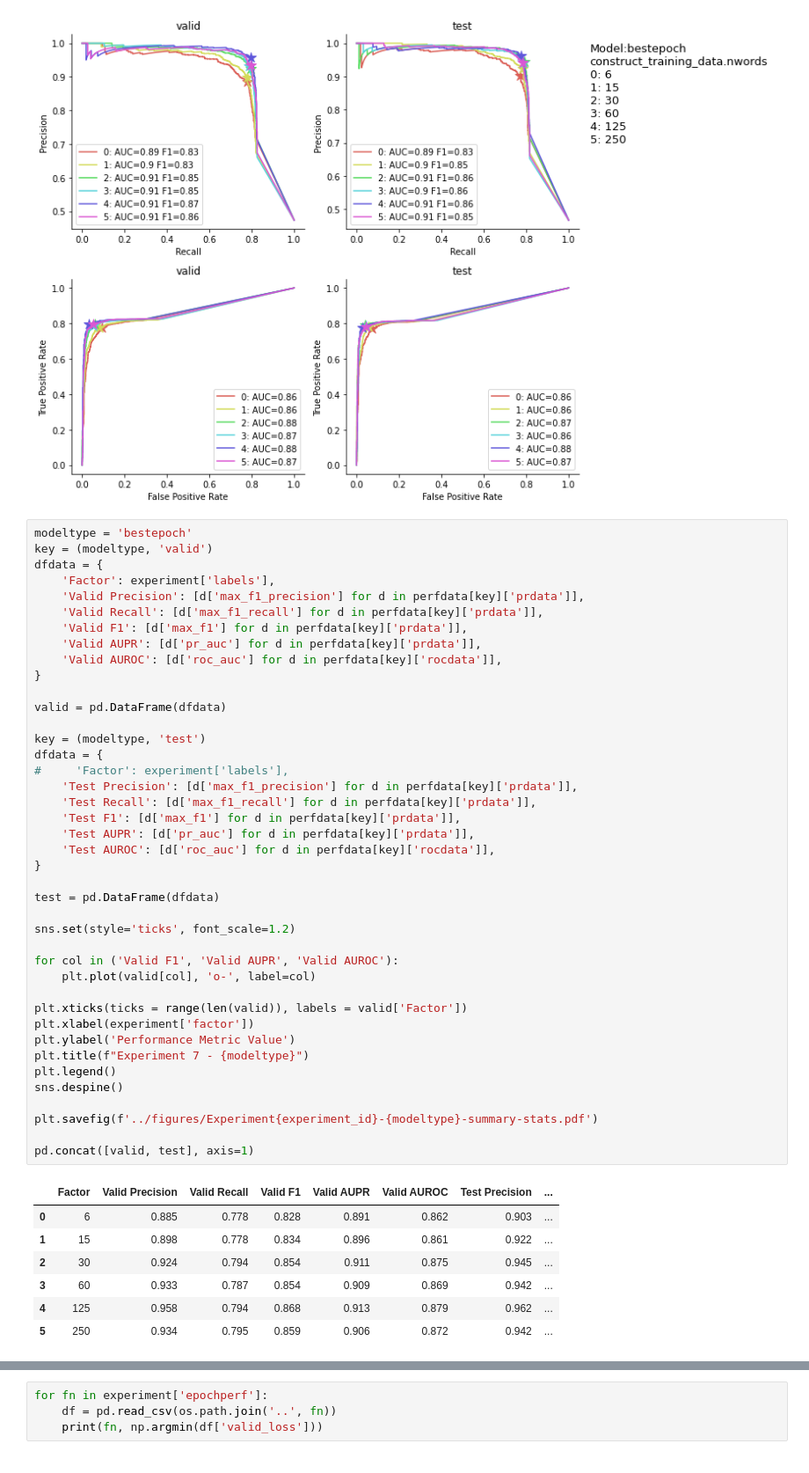
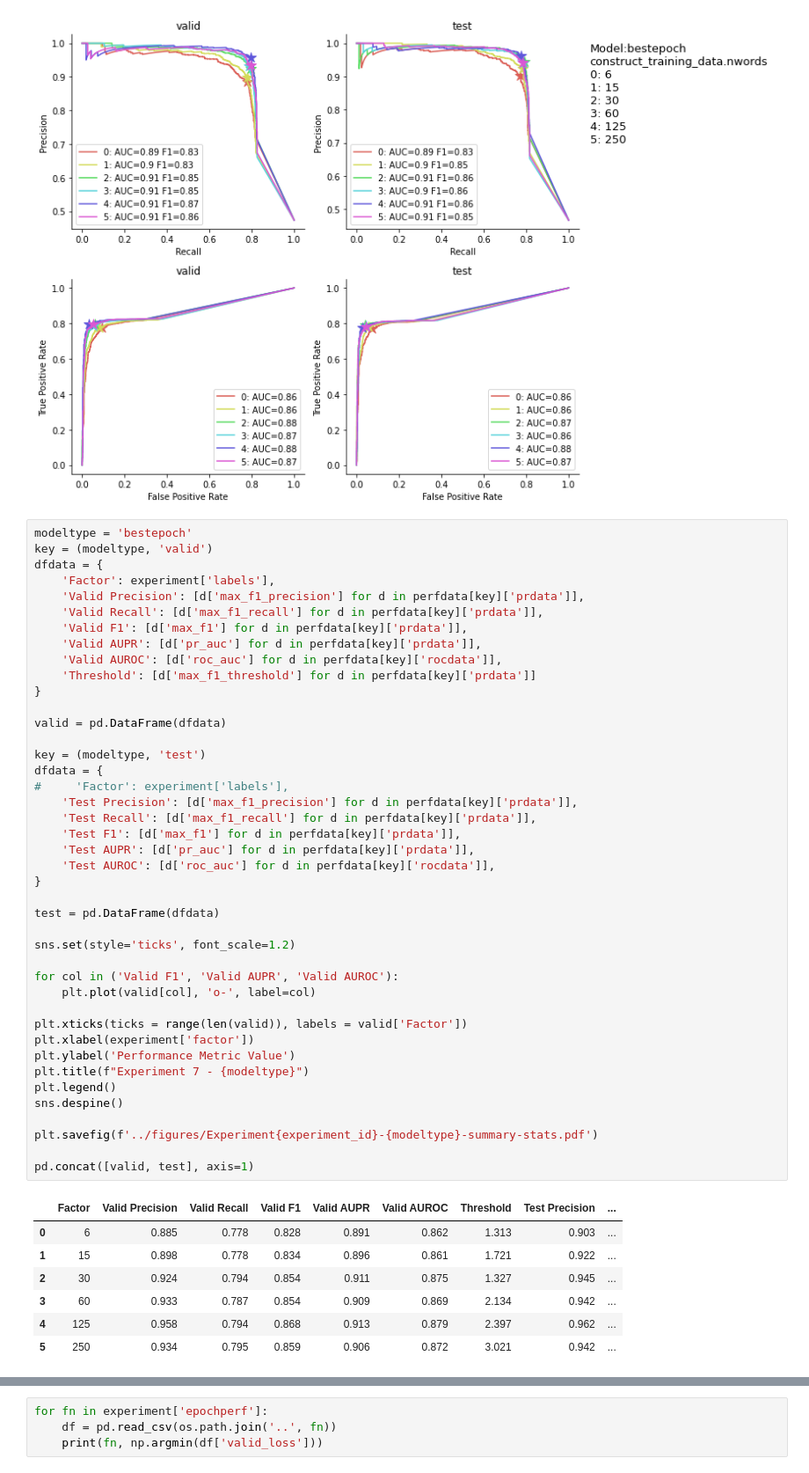
Before and after one commit to tatonetti-lab/onsides, a Jupyter notebook: notebooks/Experiment 7-Compare values for nwords-ref8.ipynb, the cells around one changed output, grey strips where cells are left out. Shown: that part at 88% size. Saved outputs shown, nothing was run; the diff lists cells and outputs as text.

```diff
--- a/notebooks/Experiment 7-Compare values for nwords-ref8.ipynb
+++ b/notebooks/Experiment 7-Compare values for nwords-ref8.ipynb
@@ -103,43 +103,44 @@ dfdata = {
     'Valid F1': [d['max_f1'] for d in perfdata[key]['prdata']],
     'Valid AUPR': [d['pr_auc'] for d in perfdata[key]['prdata']],
     'Valid AUROC': [d['roc_auc'] for d in perfdata[key]['rocdata']],
+    'Threshold': [d['max_f1_threshold'] for d in perfdata[key]['prdata']]
 }
 
 valid = pd.DataFrame(dfdata)
 
 key = (modeltype, 'test')
 dfdata = {
 #     'Factor': experiment['labels'],
     'Test Precision': [d['max_f1_precision'] for d in perfdata[key]['prdata']],
     'Test Recall': [d['max_f1_recall'] for d in perfdata[key]['prdata']],
     'Test F1': [d['max_f1'] for d in perfdata[key]['prdata']],
     'Test AUPR': [d['pr_auc'] for d in perfdata[key]['prdata']],
     'Test AUROC': [d['roc_auc'] for d in perfdata[key]['rocdata']],
 }
 
 test = pd.DataFrame(dfdata)
 
 sns.set(style='ticks', font_scale=1.2)
 
 for col in ('Valid F1', 'Valid AUPR', 'Valid AUROC'):
     plt.plot(valid[col], 'o-', label=col)
 
 plt.xticks(ticks = range(len(valid)), labels = valid['Factor'])
 plt.xlabel(experiment['factor'])
 plt.ylabel('Performance Metric Value')
 plt.title(f"Experiment 7 - {modeltype}")
 plt.legend()
 sns.despine()
 
 plt.savefig(f'../figures/Experiment{experiment_id}-{modeltype}-summary-stats.pdf')
 
 pd.concat([valid, test], axis=1)
 # %% [output]
-|  | Factor | Valid Precision | Valid Recall | Valid F1 | Valid AUPR | Valid AUROC | Test Precision | ... |
-| 0 | 6 | 0.885 | 0.778 | 0.828 | 0.891 | 0.862 | 0.903 | ... |
-| 1 | 15 | 0.898 | 0.778 | 0.834 | 0.896 | 0.861 | 0.922 | ... |
-| 2 | 30 | 0.924 | 0.794 | 0.854 | 0.911 | 0.875 | 0.945 | ... |
-| 3 | 60 | 0.933 | 0.787 | 0.854 | 0.909 | 0.869 | 0.942 | ... |
-| 4 | 125 | 0.958 | 0.794 | 0.868 | 0.913 | 0.879 | 0.962 | ... |
-| 5 | 250 | 0.934 | 0.795 | 0.859 | 0.906 | 0.872 | 0.942 | ... |
+|  | Factor | Valid Precision | Valid Recall | Valid F1 | Valid AUPR | Valid AUROC | Threshold | Test Precision | ... |
+| 0 | 6 | 0.885 | 0.778 | 0.828 | 0.891 | 0.862 | 1.313 | 0.903 | ... |
+| 1 | 15 | 0.898 | 0.778 | 0.834 | 0.896 | 0.861 | 1.721 | 0.922 | ... |
+| 2 | 30 | 0.924 | 0.794 | 0.854 | 0.911 | 0.875 | 1.327 | 0.945 | ... |
+| 3 | 60 | 0.933 | 0.787 | 0.854 | 0.909 | 0.869 | 2.134 | 0.942 | ... |
+| 4 | 125 | 0.958 | 0.794 | 0.868 | 0.913 | 0.879 | 2.397 | 0.962 | ... |
+| 5 | 250 | 0.934 | 0.795 | 0.859 | 0.906 | 0.872 | 3.021 | 0.942 | ... |
 [figure]
```
Also changed, not shown: parts of 2 cells of this notebook, 6 other files.
